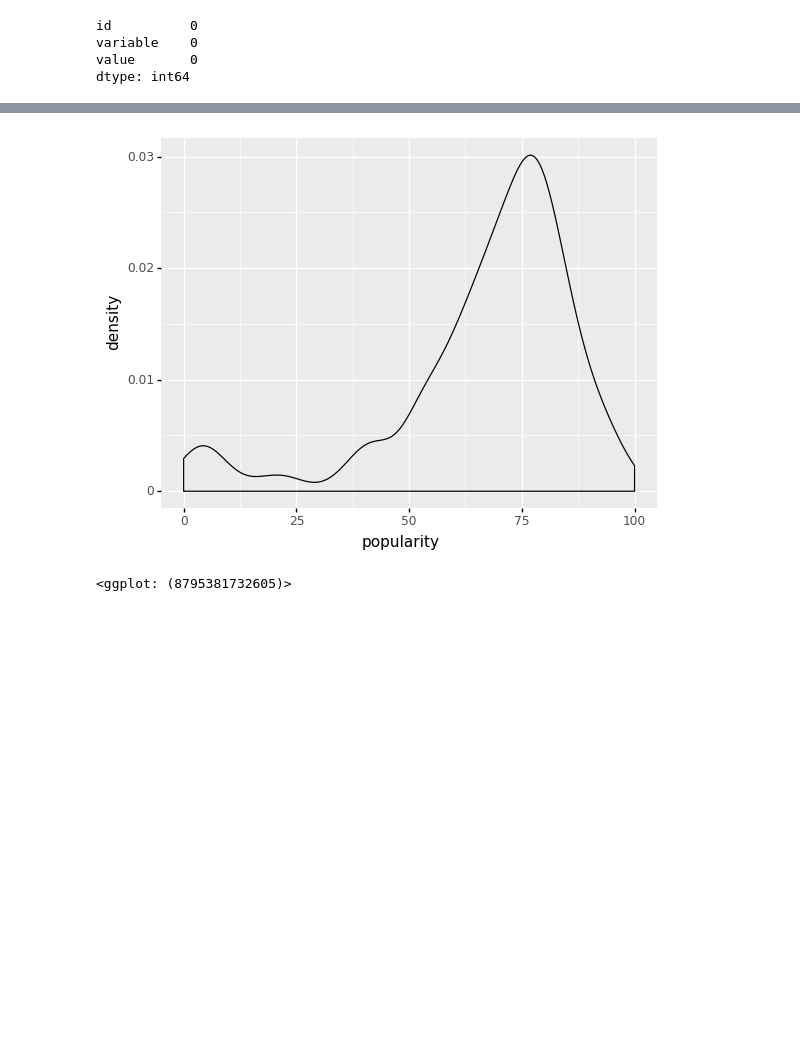
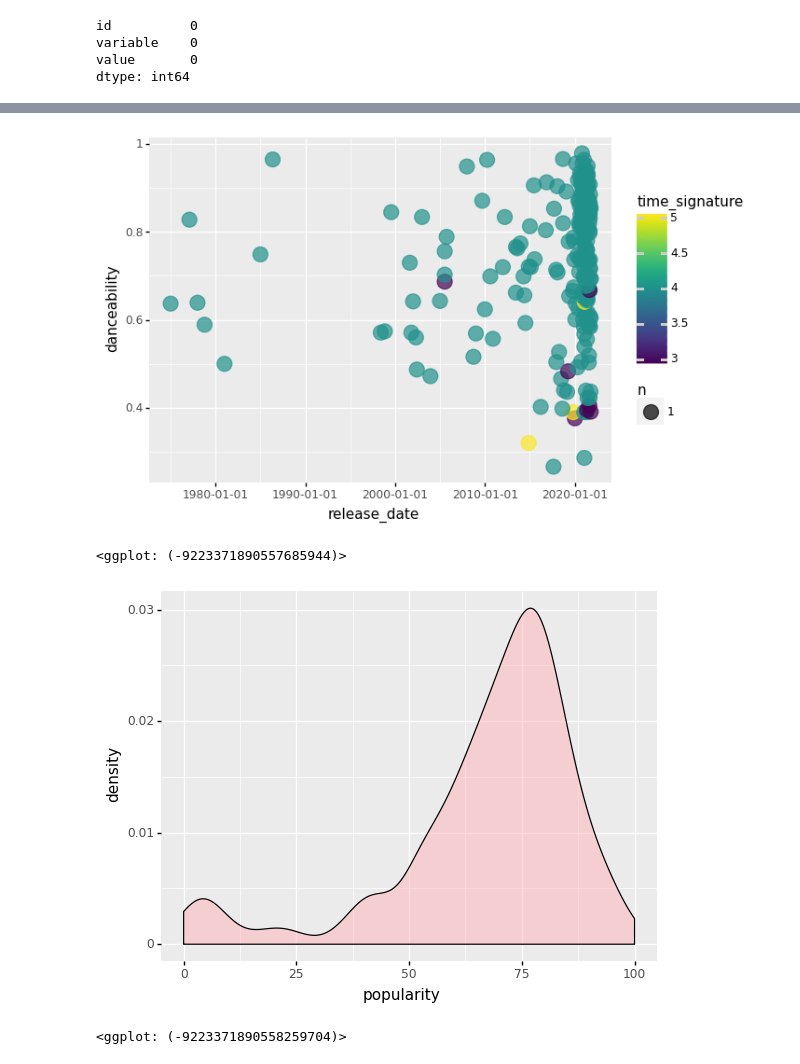
Before and after one commit to s-helal/tiktokify, a Jupyter notebook: graphs.ipynb, the cells around one changed output, grey strips where cells are left out. Drawn from its saved outputs; the diff is of its cells as text; code cells hidden in the pictures; blank space fills up the shorter version.

```diff
--- a/graphs.ipynb
+++ b/graphs.ipynb
@@ -66,9 +178,24 @@ gg
+# %%
+'''
+Plot danceability against release date by color time signature,
+we can clearly see that most TikTok songs are very new, released within one year of being popular on TikTok.
+The danceability value is across the spectrum for recent TikTok songs, but older songs are overall in the
+higher range of danceability, which is likely why users picked out the song in the first place.
+Again it is visible that most data points is 4 beats per bar, but less danceable songs have 3/5 beats per bar
+and that they are recent, so the novelty is likely valued more for those songs by TikTok users than time signature.
+'''
+plot3 = p9.ggplot(data, p9.aes(x='release_date', y = "danceability", color = "time_signature") )
+plot3 += p9.geom_count(alpha = 0.7)
+plot3
+# %% [output]
+[figure, added]
+<ggplot: (-9223371890557685944)>
 # %%
 gg = p9.ggplot(data, p9.aes(x='popularity'))
-gg += p9.geom_density()
+gg += p9.geom_density(fill = "#ffb3ba", alpha = 0.5)
 gg
 # %% [output]
 [figure]
-<ggplot: (8795381732605)>
+<ggplot: (-9223371890558259704)>
 # %%
 gg = p9.ggplot(data, p9.aes(x='danceability'))
```
Also changed, not shown: parts of 16 cells of this notebook.
